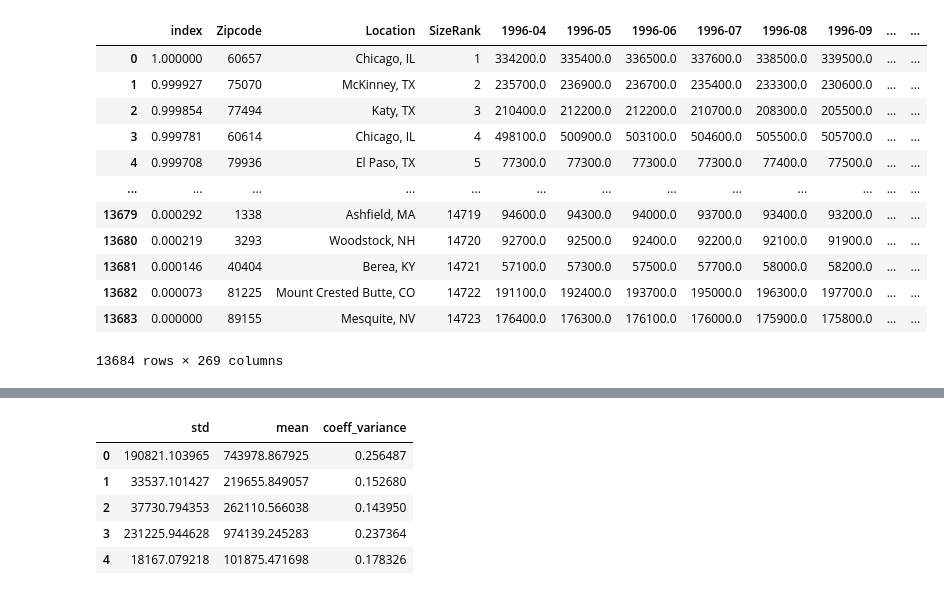
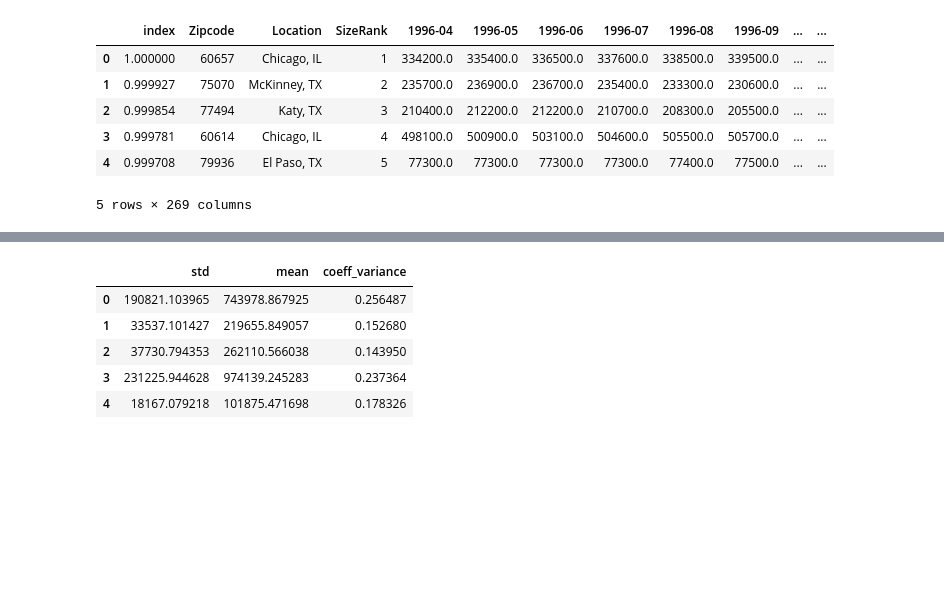
Before and after one commit to tjkim614/zillow_investment_recommendation, a Jupyter notebook: Final Model.ipynb, the cells around one changed output, grey strips where cells are left out. Saved outputs shown, nothing was run; the diff lists cells and outputs as text; code cells hidden in the pictures; blank space fills up the shorter version.

```diff
--- a/Final Model.ipynb
+++ b/Final Model.ipynb
@@ -43,21 +37,15 @@ df.dropna(inplace=True)  # drop rows containing null values
 df.reset_index(inplace=True)  # reset index after getting rid of null values
 df['index'] = abs(df.index - 13683) / (len(df) - 1)  # new SizeRank that ranges from 1 to 0 (1 means highest size)
 # %%
-df
+df.head()
 # %% [output]
 |  | index | Zipcode | Location | SizeRank | 1996-04 | 1996-05 | 1996-06 | 1996-07 | 1996-08 | 1996-09 | ... | ... |
 | 0 | 1.000000 | 60657 | Chicago, IL | 1 | 334200.0 | 335400.0 | 336500.0 | 337600.0 | 338500.0 | 339500.0 | ... | ... |
 | 1 | 0.999927 | 75070 | McKinney, TX | 2 | 235700.0 | 236900.0 | 236700.0 | 235400.0 | 233300.0 | 230600.0 | ... | ... |
 | 2 | 0.999854 | 77494 | Katy, TX | 3 | 210400.0 | 212200.0 | 212200.0 | 210700.0 | 208300.0 | 205500.0 | ... | ... |
 | 3 | 0.999781 | 60614 | Chicago, IL | 4 | 498100.0 | 500900.0 | 503100.0 | 504600.0 | 505500.0 | 505700.0 | ... | ... |
 | 4 | 0.999708 | 79936 | El Paso, TX | 5 | 77300.0 | 77300.0 | 77300.0 | 77300.0 | 77400.0 | 77500.0 | ... | ... |
-| ... | ... | ... | ... | ... | ... | ... | ... | ... | ... | ... | ... | ... |
-| 13679 | 0.000292 | 1338 | Ashfield, MA | 14719 | 94600.0 | 94300.0 | 94000.0 | 93700.0 | 93400.0 | 93200.0 | ... | ... |
-| 13680 | 0.000219 | 3293 | Woodstock, NH | 14720 | 92700.0 | 92500.0 | 92400.0 | 92200.0 | 92100.0 | 91900.0 | ... | ... |
-| 13681 | 0.000146 | 40404 | Berea, KY | 14721 | 57100.0 | 57300.0 | 57500.0 | 57700.0 | 58000.0 | 58200.0 | ... | ... |
-| 13682 | 0.000073 | 81225 | Mount Crested Butte, CO | 14722 | 191100.0 | 192400.0 | 193700.0 | 195000.0 | 196300.0 | 197700.0 | ... | ... |
-| 13683 | 0.000000 | 89155 | Mesquite, NV | 14723 | 176400.0 | 176300.0 | 176100.0 | 176000.0 | 175900.0 | 175800.0 | ... | ... |
-13684 rows × 269 columns
+5 rows × 269 columns
 # %%
 # this represents how much the median house prices deviate from the budget.
 # 1 means that median price of that region is 100% of the budget that is set by the user.
```
Also changed, not shown: parts of 23 cells of this notebook.
